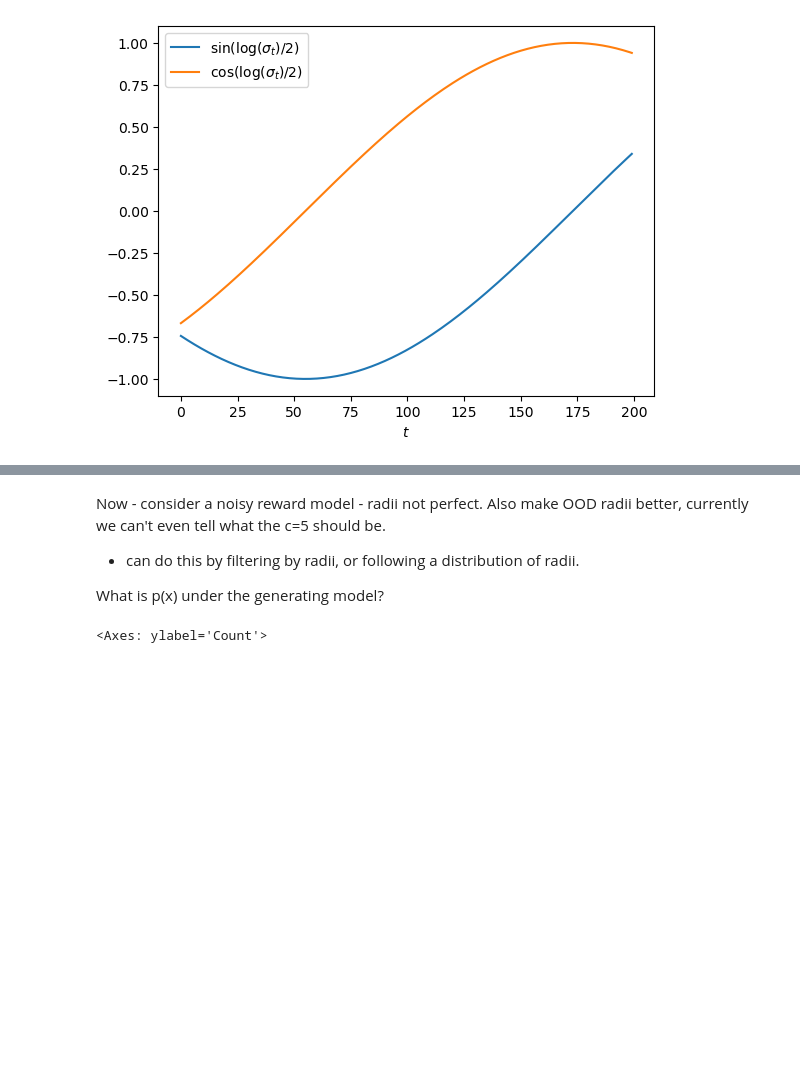
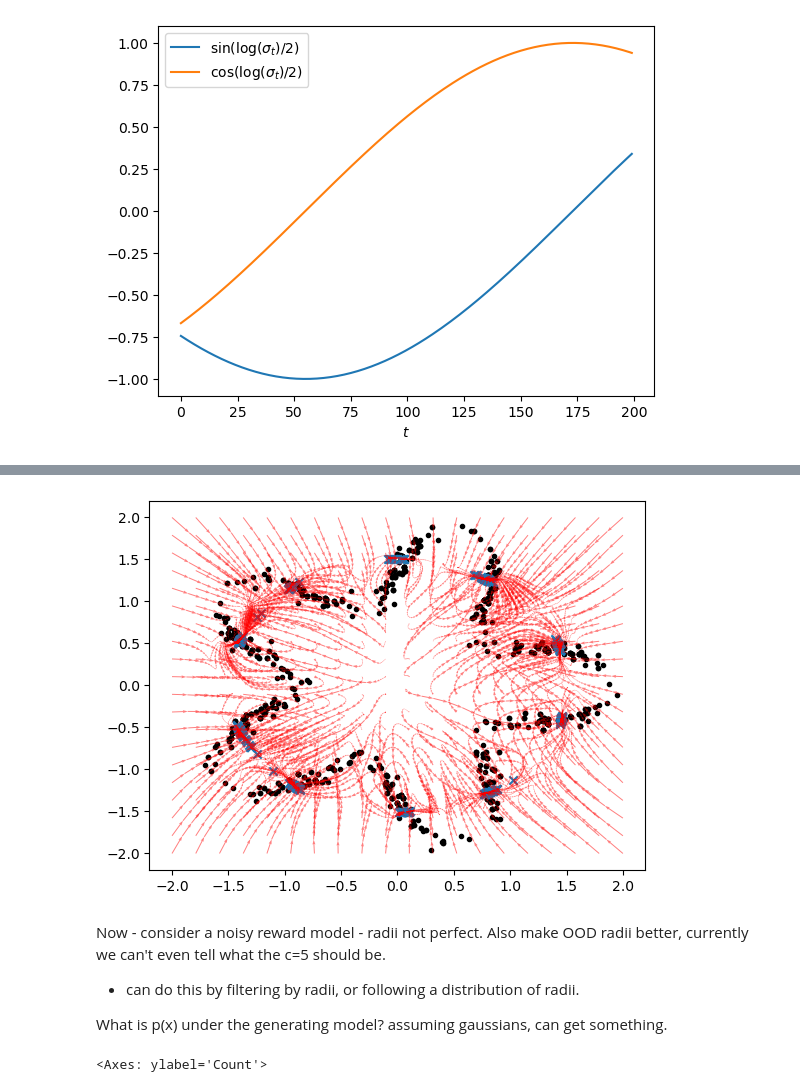
Before and after one commit to s-a-malik/smalldiffusion, a Jupyter notebook: debug.ipynb, the cells around one changed output, grey strips where cells are left out. Drawn from its saved outputs; the diff is of its cells as text; code cells hidden in the pictures; blank space fills up the shorter version.

```diff
--- a/debug.ipynb
+++ b/debug.ipynb
@@ -138,12 +138,43 @@ plt.legend()
-# %%
-# plot xT - denoised(x0) for different levels of noise and x0
-
-x = np
+# %%
+plot_batch(dataset.data, label='data', marker='.', color='black')
+
+# plot xT - denoised(x0) for different levels of noise and x0
+# make a grid of xT
+
+num_samples = 400
+xTs = torch.linspace(-2, 2, steps=int(np.sqrt(num_samples)))
+xTs = torch.stack(torch.meshgrid(xTs, xTs), dim=-1).reshape(-1, 2)
+
+# denoise samples
+guide_w = 2.0
+gam=1
+mu=0.0
+steps=50
+r = 1.5
+conditions = torch.ones(num_samples,1)*r
+# conditions = None
+*xts, x0 = conditioned_samples(model, schedule.sample_sigmas(steps), xt=xTs, gam=gam, mu=mu, guide_w=guide_w, c=conditions)
+x0 = x0.detach().cpu()
+xts = [x.detach().cpu() for x in xts]
+# plot_batch(x0, label=f'c={r}', marker='x')
+# plt.plot(r*np.cos(t), r*np.sin(t), label=f'c={r}')
+plot_batch(x0, label=f'denoised c={r}', marker='x')
+# plot_batch(xTs, label='xT', marker='+', color='red')
+# plot the denoising path as a vector between them
+plt.quiver(xTs[:,0], xTs[:,1], xts[0][:,0]-xTs[:,0], xts[0][:,1]-xTs[:,1], color='red', scale=1, scale_units='xy', angles='xy', width=0.002, alpha=0.5) #, headwidth=2, headlength=2, alpha=0.5, label='difference')
+for t in range(1, len(xts)):
+    # print(xts[t-1][:,0], xts[t-1][:,1], xts[t][:,0]-xts[t-1][:,0], xts[t][:,1]-xts[t-1][:,1])
+    plt.quiver(xts[t-1][:,0], xts[t-1][:,1], xts[t][:,0]-xts[t-1][:,0], xts[t][:,1]-xts[t-1][:,1], color='red', scale=1, scale_units='xy', angles='xy', width=0.002, alpha=0.5)#, headwidth=1, headlength=2, alpha=0.5, label='path')
+
+# plt.quiver(xTs[:,0], xTs[:,1], x0[:,0]-xTs[:,0], x0[:,1]-xTs[:,1], color='red', scale=1, scale_units='xy', angles='xy', width=0.002, headwidth=1, headlength=2, label='difference')
+# plt.legend()
+# %% [output]
+[figure, added]
 # %% [markdown]
 Now - consider a noisy reward model - radii not perfect. Also make OOD radii better, currently we can't even tell what the c=5 should be.
 - can do this by filtering by radii, or following a distribution of radii.
 
-What is p(x) under the generating model?
+What is p(x) under the generating model? assuming gaussians, can get something.
 # %%
 import seaborn as sns
 
```
Also changed, not shown: parts of 9 cells of this notebook, 1 other file.
